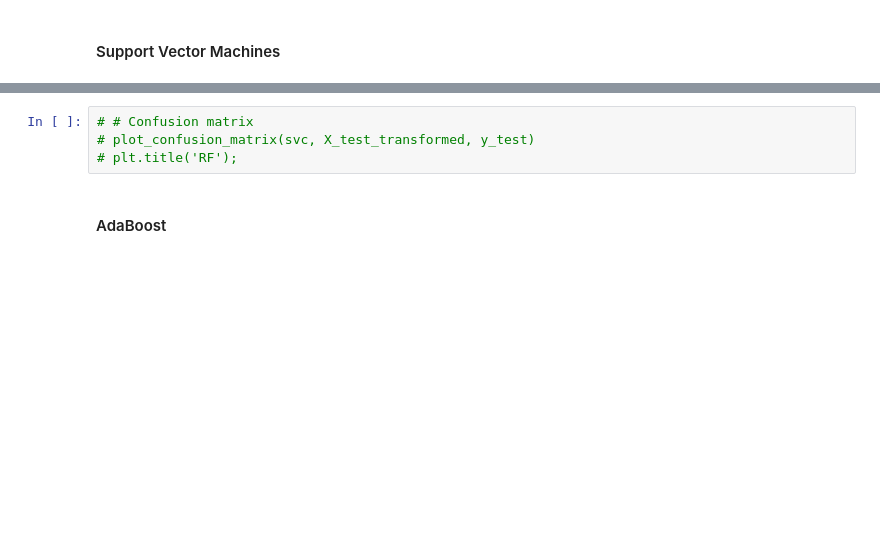
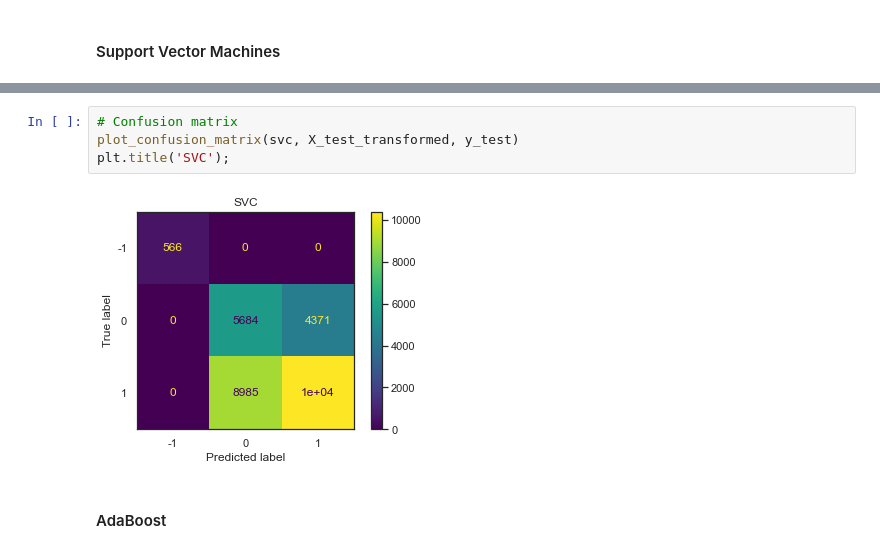
Before and after one commit to SinShady/Riiid_AI_Tutor-Answer_Correctness_Predictions, a Jupyter notebook: notebooks/exploratory/eda-small-100k.ipynb, the cells around one changed output, grey strips where cells are left out. Cells and saved outputs as stored; diff of their text form; blank space fills up the shorter version.

```diff
--- a/notebooks/exploratory/eda-small-100k.ipynb
+++ b/notebooks/exploratory/eda-small-100k.ipynb
@@ -491,7 +512,9 @@ plt.title('RF');
 # %%
-# # Confusion matrix
-# plot_confusion_matrix(svc, X_test_transformed, y_test)
-# plt.title('RF');
+# Confusion matrix
+plot_confusion_matrix(svc, X_test_transformed, y_test)
+plt.title('SVC');
+# %% [output]
+[figure, added]
 # %% [markdown]
 #### AdaBoost
 # %%
```
Also changed, not shown: parts of 8 cells of this notebook, 9 other files.
